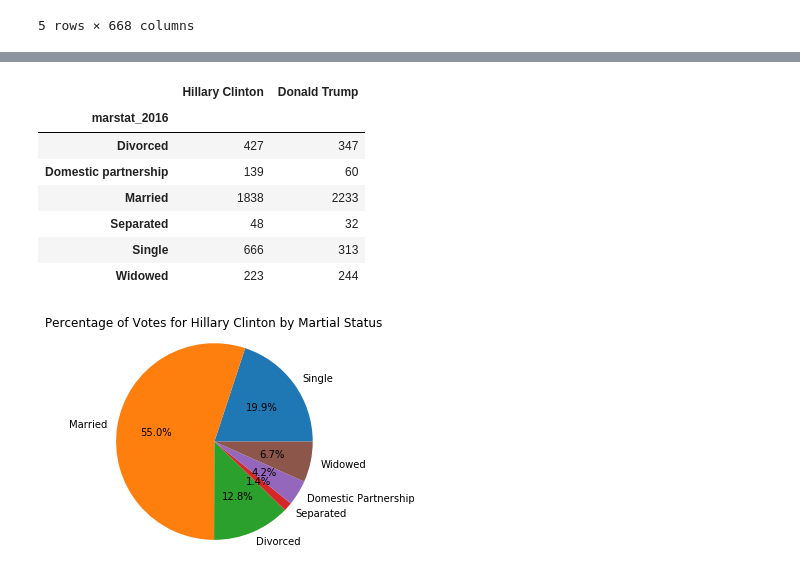
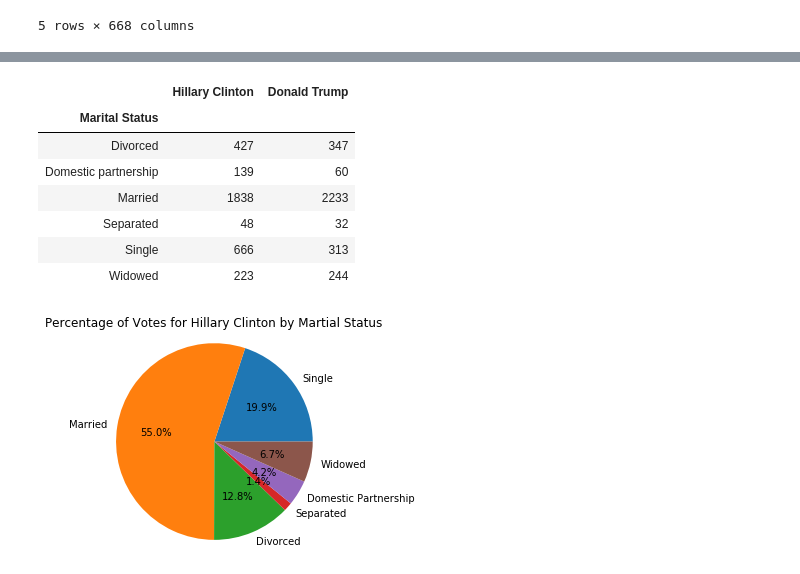
Before and after one commit to hannahhuntoon/project1, a Jupyter notebook: Final Voter Data.ipynb, the cells around one changed output, grey strips where cells are left out. Cells and saved outputs as stored; diff of their text form; code cells hidden in the pictures.

```diff
--- a/Final Voter Data.ipynb
+++ b/Final Voter Data.ipynb
@@ -59,13 +66,14 @@ cleanVoter2.head()
 | 3 | 4148 | Oklahoma | I have private insurance or belon... | Some college | Divorced | $70,000 - $79,999 | ... |
 | 4 | 4460 | Texas | Other | 4-year | Married | $40,000 - $49,999 | ... |
 # %%
-cleanVoter2.rename(columns={"case_identifier": "Case ID",
+cleanVoter2 = cleanVoter2.rename(columns={"case_identifier": "Case ID",
                            "inputstate_2016": "State",
                            "healthcov2_2016": "Health Care",
                            "educ_2016": "Education",
                            "marstat_2016": "Marital Status",
                            "faminc_2016": "Household Income",
                            "presvote16post_2016": "Candidate Voted For"})
+cleanVoter2
 # %% [output]
 |  | Case ID | State | Health Care | Education | Marital Status | Household Income | Candidate Voted For |
 | 0 | 779 | California | I'm covered by a government plan,... | 4-year | Widowed | Prefer not to say | Hillary Clinton |
@@ -122,17 +125,17 @@ array(['Widowed', 'Married', 'Single', 'Divorced', 'Domestic partnership',
 # %%
-Group_By_Candidate = cleanVoter2.set_index('presvote16post_2016').groupby(['presvote16post_2016'])
+Group_By_Candidate = cleanVoter2.set_index('Candidate Voted For').groupby(['Candidate Voted For'])
 # %%
-HC = cleanVoter2.loc[cleanVoter2['presvote16post_2016'] == 'Hillary Clinton'].groupby('marstat_2016')["case_identifier"].count()
-DT = cleanVoter2.loc[cleanVoter2['presvote16post_2016'] == 'Donald Trump'].groupby('marstat_2016')["case_identifier"].count()
-cleanVoter3 = pd.DataFrame({"Hillary Clinton": HC,
+HC = cleanVoter2.loc[cleanVoter2['Candidate Voted For'] == 'Hillary Clinton'].groupby('Marital Status')["Case ID"].count()
+DT = cleanVoter2.loc[cleanVoter2['Candidate Voted For'] == 'Donald Trump'].groupby('Marital Status')["Case ID"].count()
+marital_status = pd.DataFrame({"Hillary Clinton": HC,
                            "Donald Trump": DT})
 
-cleanVoter3 = cleanVoter3[['Hillary Clinton','Donald Trump']]
-cleanVoter3.index.name = "marstat_2016"
-cleanVoter3
+marital_status = marital_status[['Hillary Clinton','Donald Trump']]
+marital_status.index.name = "Marital Status"
+marital_status
 # %% [output]
 |  | Hillary Clinton | Donald Trump |
-| marstat_2016 |  |  |
+| Marital Status |  |  |
 | Divorced | 427 | 347 |
 | Domestic partnership | 139 | 60 |
 | Married | 1838 | 2233 |
```
Also changed, not shown: parts of 20 cells of this notebook, 7 other files.
